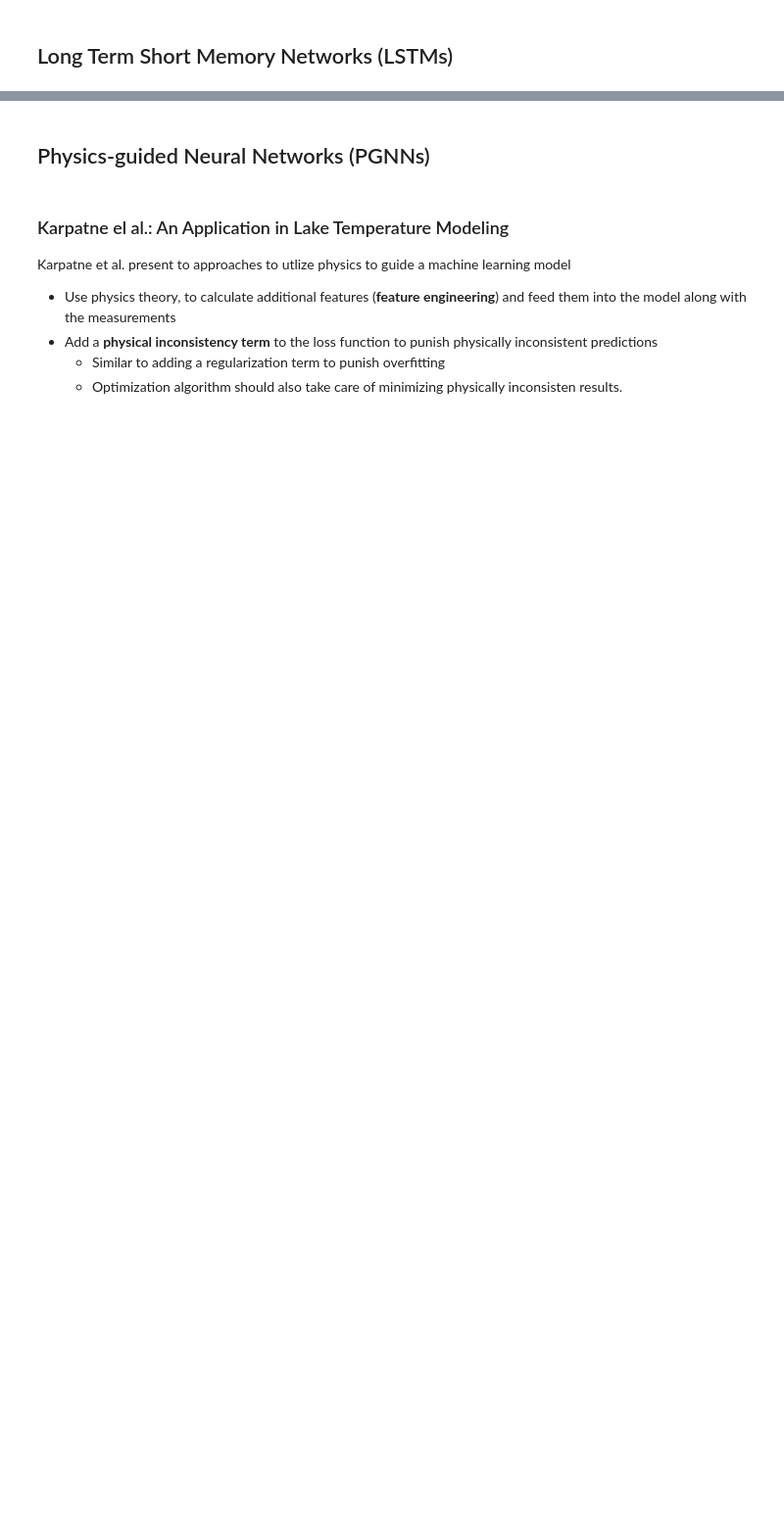
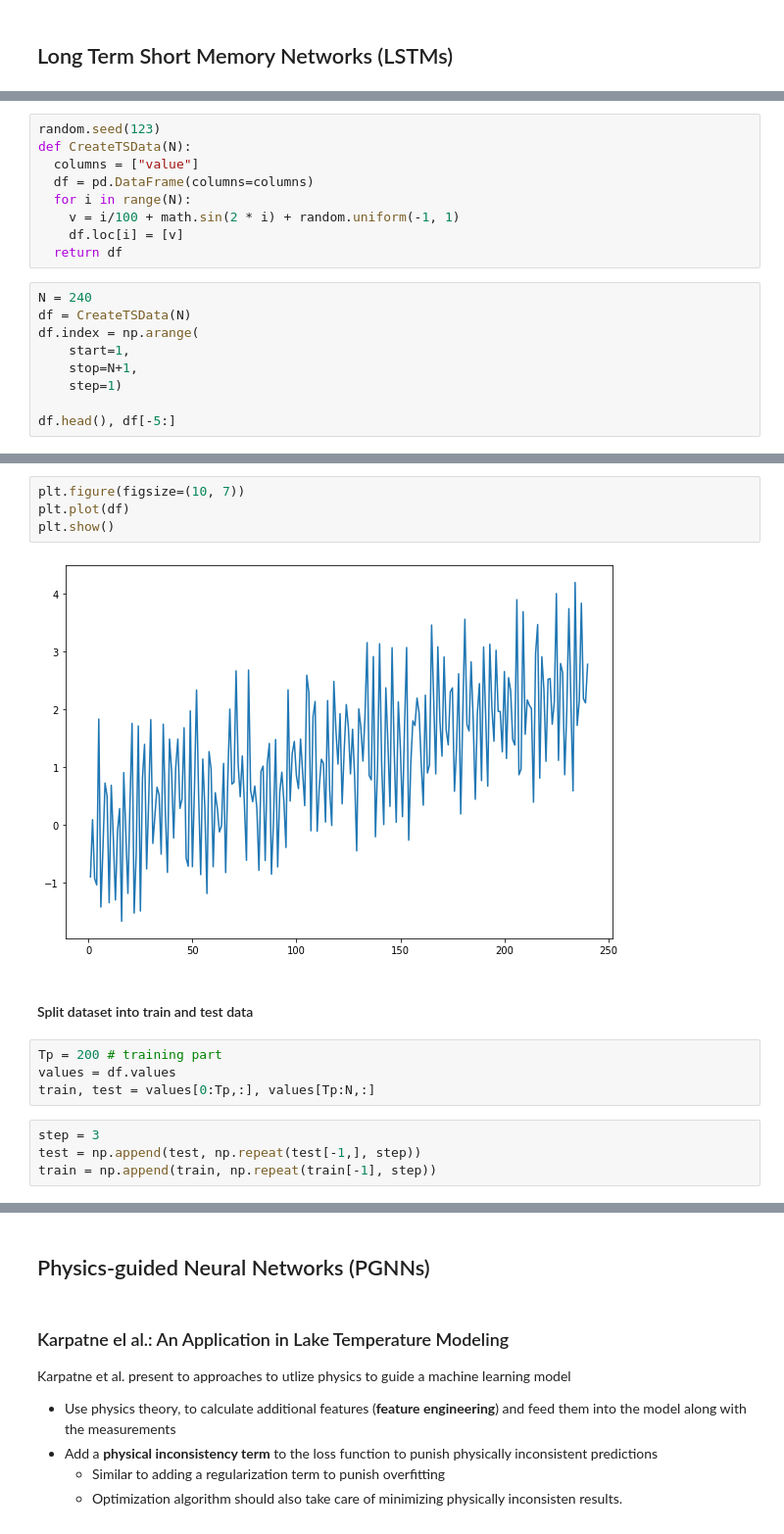
Before and after one commit to gvtsch/Recurrent_Neural_Networks, a Jupyter notebook: Time_series.ipynb, the cells around one changed output, grey strips where cells are left out. Shown: that part at 98% size. Drawn from its saved outputs; the diff is of its cells as text; blank space fills up the shorter version.

```diff
--- a/Time_series.ipynb
+++ b/Time_series.ipynb
@@ -12,0 +177,18 @@ from keras.layers import Dense, SimpleRNN
+# %%
+random.seed(123)
+def CreateTSData(N):
+  columns = ["value"]
+  df = pd.DataFrame(columns=columns)
+  for i in range(N):
+    v = i/100 + math.sin(2 * i) + random.uniform(-1, 1)
+    df.loc[i] = [v]
+  return df
+# %%
+N = 240
+df = CreateTSData(N)
+df.index = np.arange(
+    start=1,
+    stop=N+1,
+    step=1)
+
+df.head(), df[-5:]
@@ -12,0 +207,16 @@ from keras.layers import Dense, SimpleRNN
+# %%
+plt.figure(figsize=(10, 7))
+plt.plot(df)
+plt.show()
+# %% [output]
+[figure, added]
+# %% [markdown]
+#### Split dataset into train and test data
+# %%
+Tp = 200 # training part
+values = df.values
+train, test = values[0:Tp,:], values[Tp:N,:]
+# %%
+step = 3
+test = np.append(test, np.repeat(test[-1,], step))
+train = np.append(train, np.repeat(train[-1], step))
```
Also changed, not shown: parts of 33 cells of this notebook.
